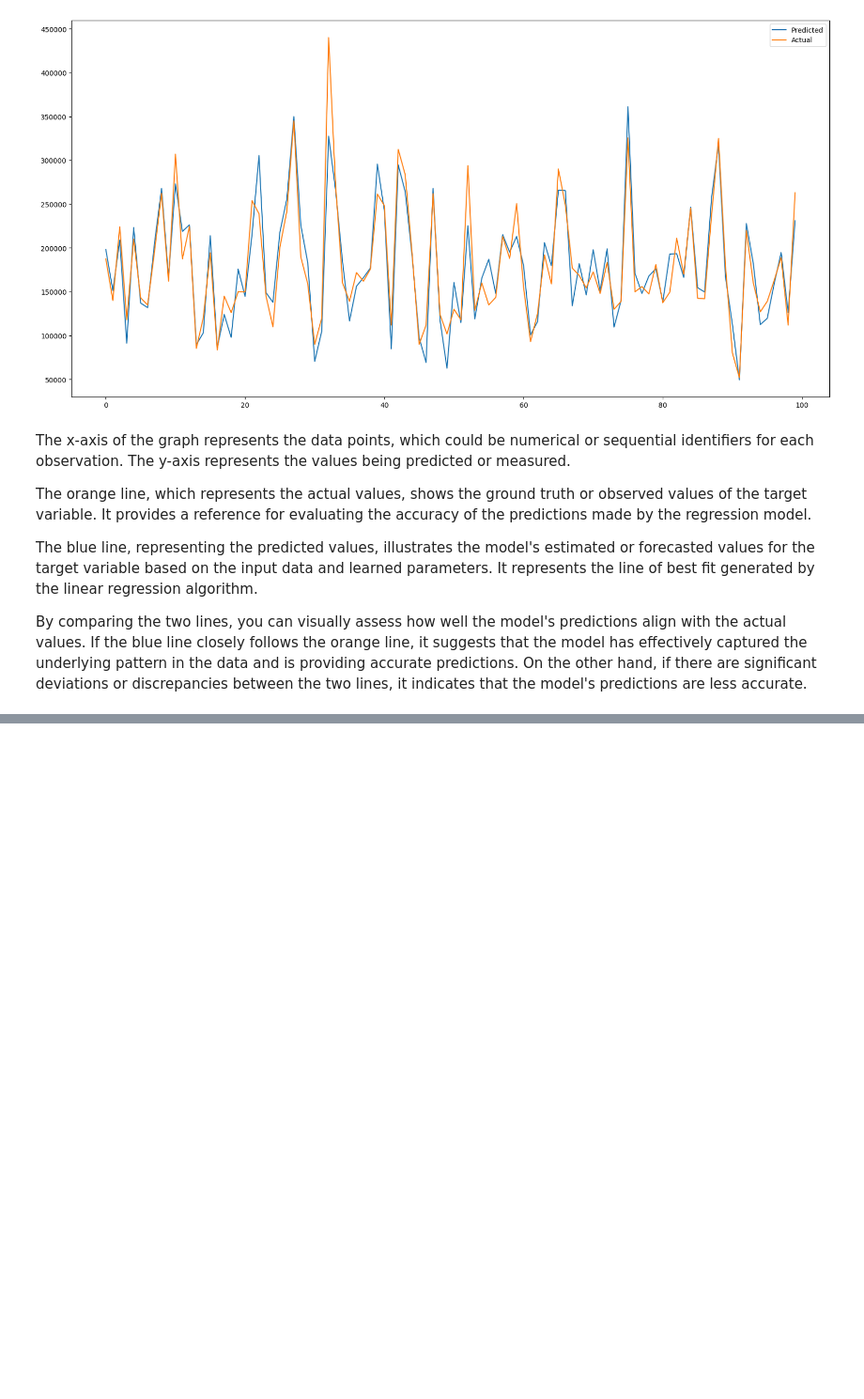
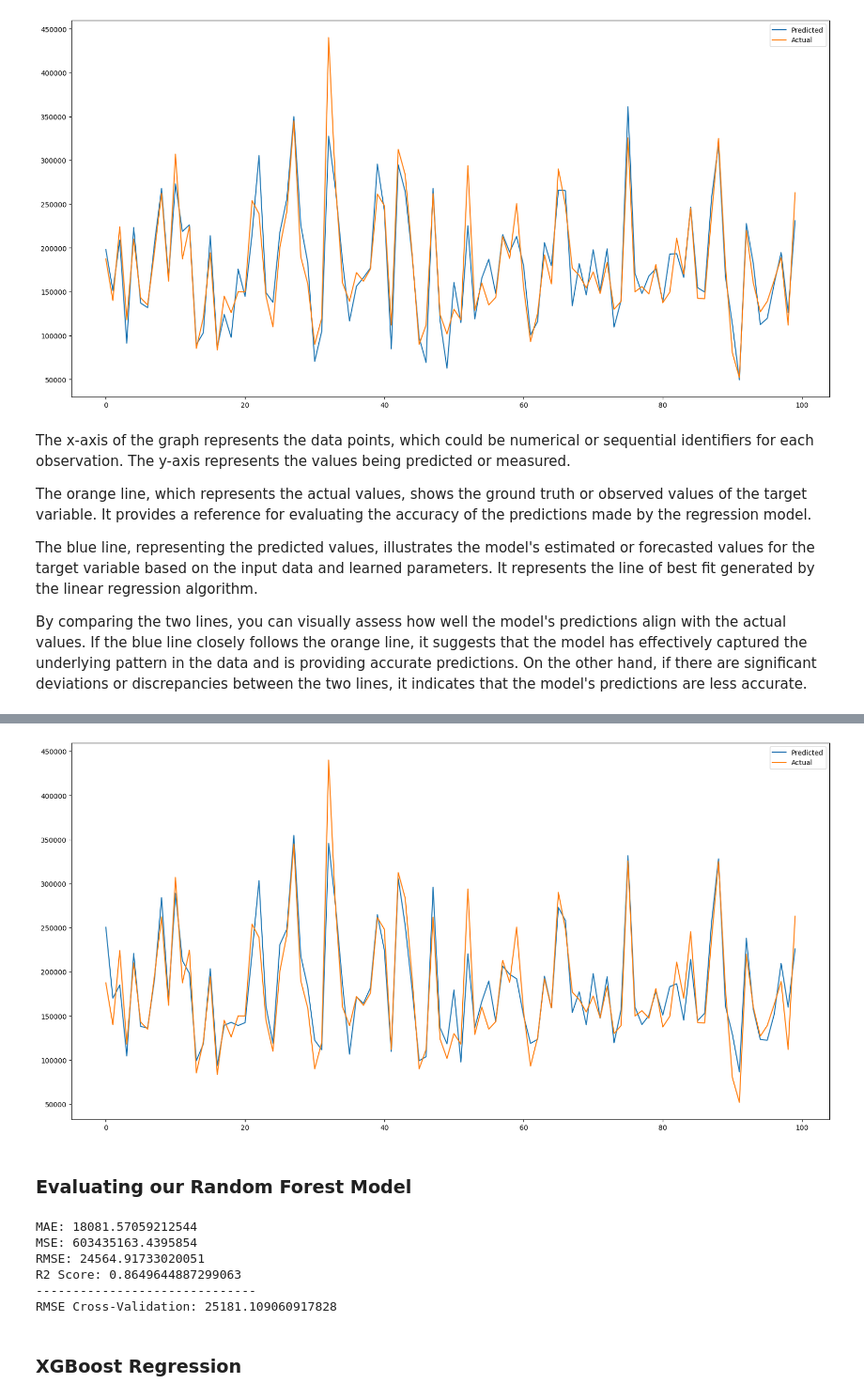
Before and after one commit to ritik1804k/House-Prices---Regression-Techniques-by-Ritik-, a Jupyter notebook: house-prices-regression-techniques-by-ritik.ipynb, the cells around one changed output, grey strips where cells are left out. Shown at 94% size. Saved outputs shown, nothing was run; the diff lists cells and outputs as text; code cells hidden in the pictures; blank space fills up the shorter version.

Commit message:
Kaggle Notebook | House Prices - Regression Techniques by Ritik  | Version 6

```diff
--- a/house-prices-regression-techniques-by-ritik.ipynb
+++ b/house-prices-regression-techniques-by-ritik.ipynb
@@ -663,0 +680,9 @@ By comparing the two lines, you can visually assess how well the model's predict
+# %%
+# Model  Implementation
+rf_reg = RandomForestRegressor(n_estimators=100, max_depth=6, random_state=0)
+
+# Fit the Algorithm
+rf_reg.fit(X_train, y_train)
+
+# Predict on the model
+predictions_rf = rf_reg.predict(X_test)
@@ -663,0 +709,32 @@ By comparing the two lines, you can visually assess how well the model's predict
+# %%
+# ploting line graph to visualize predicted and actual value
+plt.figure(figsize=(20,10))
+plt.plot(predictions_rf[:100])
+plt.plot(np.array(y_test[:100]))
+plt.legend(["Predicted","Actual"])
+plt.show()
+# %% [output]
+[figure, added]
+# %% [markdown]
+### Evaluating our Random Forest Model
+# %%
+mae, mse, rmse, r_squared = evaluation(y_test, predictions_rf)
+print("MAE:", mae)
+print("MSE:", mse)
+print("RMSE:", rmse)
+print("R2 Score:", r_squared)
+print("-"*30)
+rmse_cross_val = rmse_cv(rf_reg)
+print("RMSE Cross-Validation:", rmse_cross_val)
+
+new_row = {"Model": "RandomForestRegressor","MAE": mae, "MSE": mse, "RMSE": rmse, "R2 Score": r_squared, "RMSE (Cross-Validation)": rmse_cross_val}
+models = models.append(new_row, ignore_index=True)
+# %% [output]
+MAE: 18081.57059212544
+MSE: 603435163.4395854
+RMSE: 24564.91733020051
+R2 Score: 0.8649644887299063
+------------------------------
+RMSE Cross-Validation: 25181.109060917828
+# %% [markdown]
+### XGBoost Regression
```
Also changed, not shown: parts of 16 cells of this notebook.
